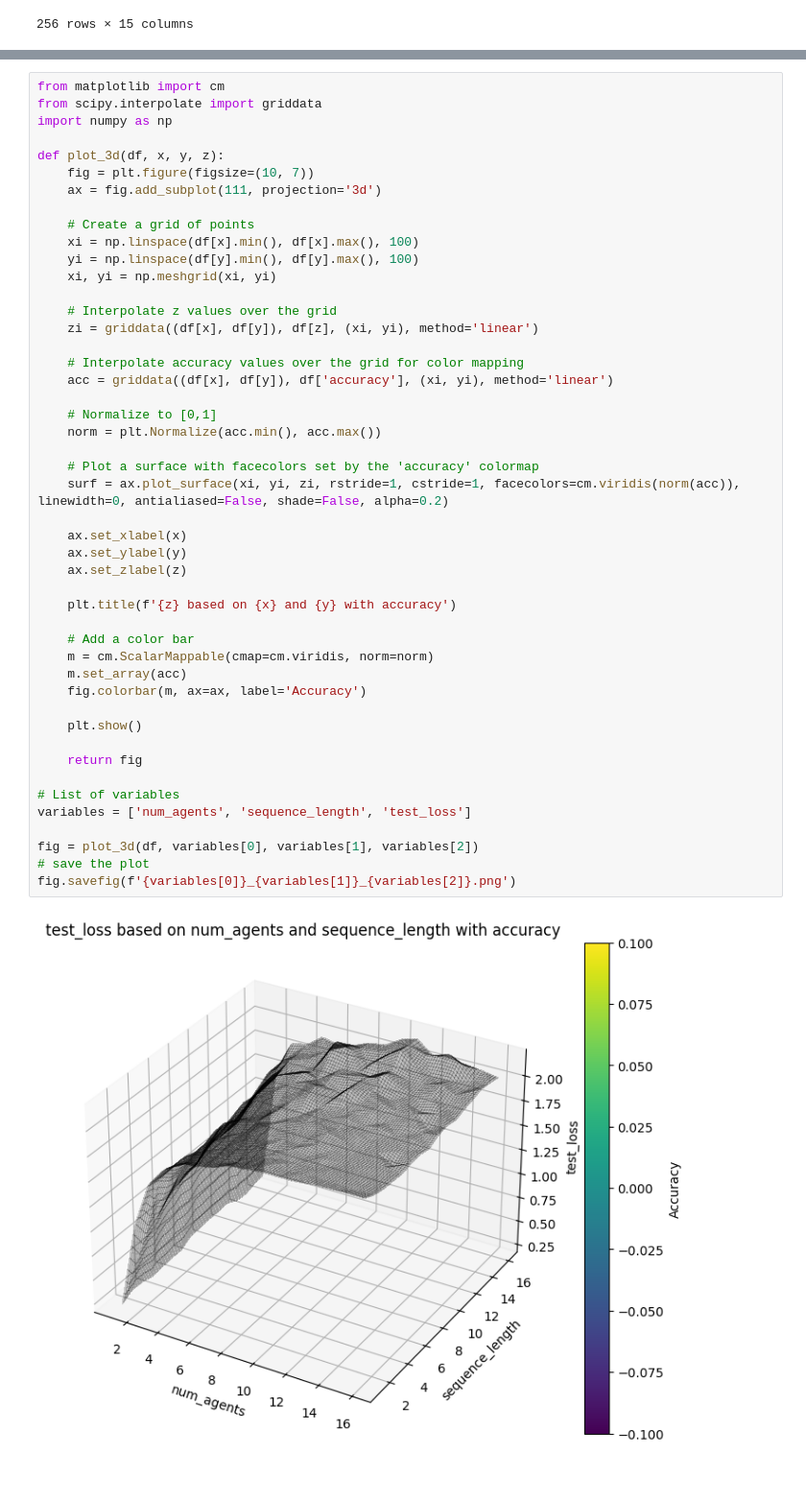
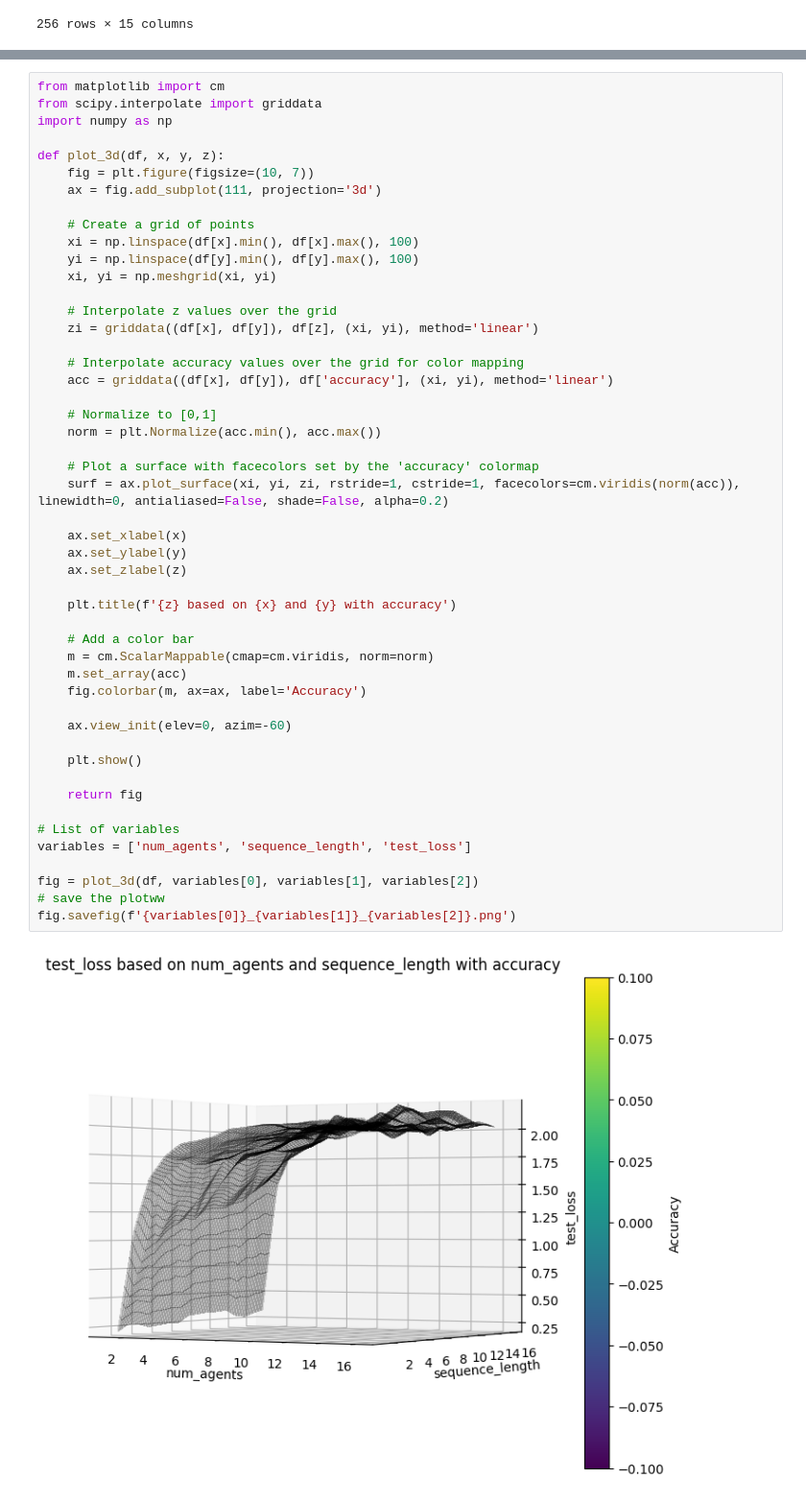
Before and after one commit to amimem/ToMM, a Jupyter notebook: notebooks/plotting.ipynb, the cells around one changed output, grey strips where cells are left out. Shown at 96% size. Cells and saved outputs as stored; diff of their text form.

```diff
--- a/notebooks/plotting.ipynb
+++ b/notebooks/plotting.ipynb
@@ -566,35 +566,37 @@ def plot_3d(df, x, y, z):
     # Interpolate accuracy values over the grid for color mapping
     acc = griddata((df[x], df[y]), df['accuracy'], (xi, yi), method='linear')
 
     # Normalize to [0,1]
     norm = plt.Normalize(acc.min(), acc.max())
 
     # Plot a surface with facecolors set by the 'accuracy' colormap
     surf = ax.plot_surface(xi, yi, zi, rstride=1, cstride=1, facecolors=cm.viridis(norm(acc)), linewidth=0, antialiased=False, shade=False, alpha=0.2)
 
     ax.set_xlabel(x)
     ax.set_ylabel(y)
     ax.set_zlabel(z)
 
     plt.title(f'{z} based on {x} and {y} with accuracy')
 
     # Add a color bar
     m = cm.ScalarMappable(cmap=cm.viridis, norm=norm)
     m.set_array(acc)
     fig.colorbar(m, ax=ax, label='Accuracy')
 
+    ax.view_init(elev=0, azim=-60)
+
     plt.show()
 
     return fig
 
 # List of variables
 variables = ['num_agents', 'sequence_length', 'test_loss']
 
 fig = plot_3d(df, variables[0], variables[1], variables[2])
-# save the plot
+# save the plotww
 fig.savefig(f'{variables[0]}_{variables[1]}_{variables[2]}.png')
 # %% [output]
-[figure, old version]
+[figure, new version]
 # %%
 variables = ['num_agents', 'sequence_length', 'train_loss']
 
```
Also changed, not shown: parts of 3 cells of this notebook, 1 other file.
